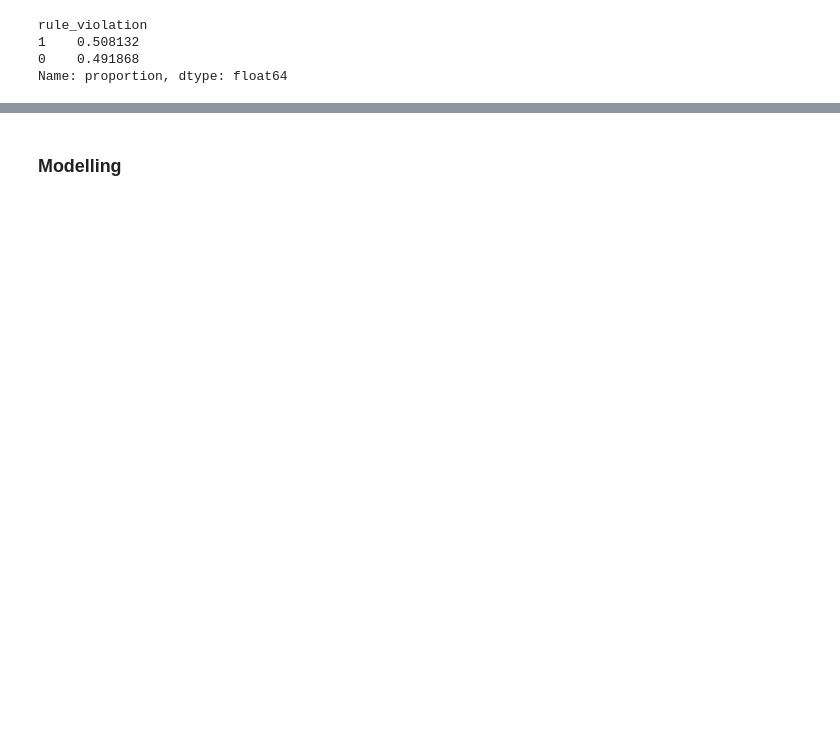
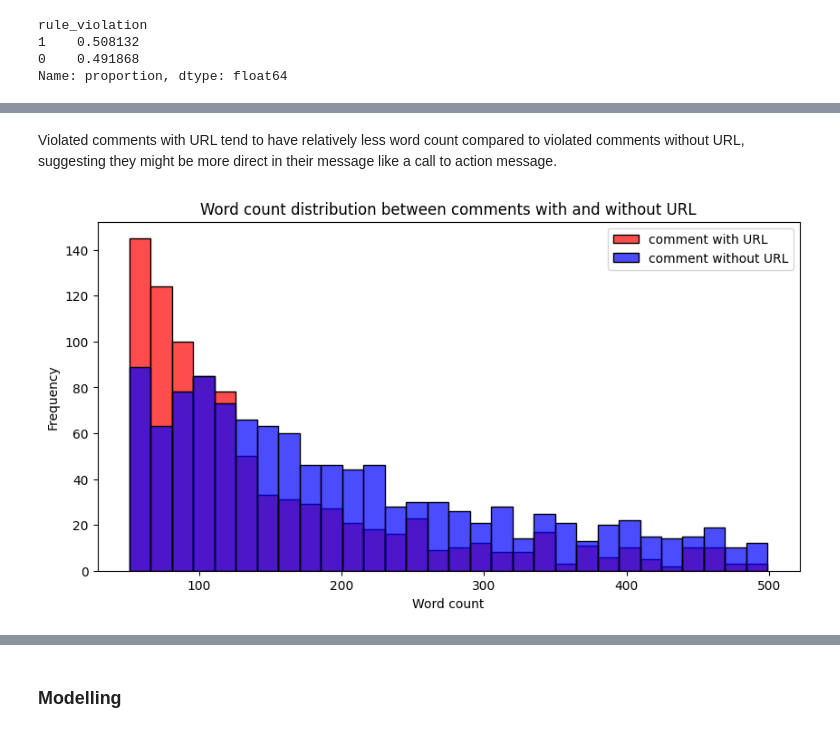
Before and after one commit to PrinssAlex/Jigsaw---Agile-Community-Rules-Classification, a Jupyter notebook: workspace.ipynb, the cells around one changed output, grey strips where cells are left out. Cells and saved outputs as stored; diff of their text form; code cells hidden in the pictures; blank space fills up the shorter version.

```diff
--- a/workspace.ipynb
+++ b/workspace.ipynb
@@ -204,0 +584,22 @@ Data seem balanced
+# %% [markdown]
+Violated comments with URL tend to have relatively less word count compared to violated comments without URL, suggesting they might be more direct in their message like a call to action message.
+# %%
+# plot to visualize word count between comments with and without URL (regardless wether they are flagged or not)
+plt.figure(figsize=(10,5))
+sns.histplot(commentX_URL['body'].str.len(),
+            bins=30,
+            alpha=.7,
+            color='red',
+            label='comment with URL')
+sns.histplot(commentX_noURL['body'].str.len(),
+            bins=30,
+            alpha=.7,
+            color='blue',
+            label='comment without URL')
+plt.title('Word count distribution between comments with and without URL')
+plt.xlabel('Word count')
+plt.ylabel('Frequency')
+plt.legend()
+plt.show()
+# %% [output]
+[figure, added]
```
Also changed, not shown: parts of 92 cells of this notebook, 3 other files.
